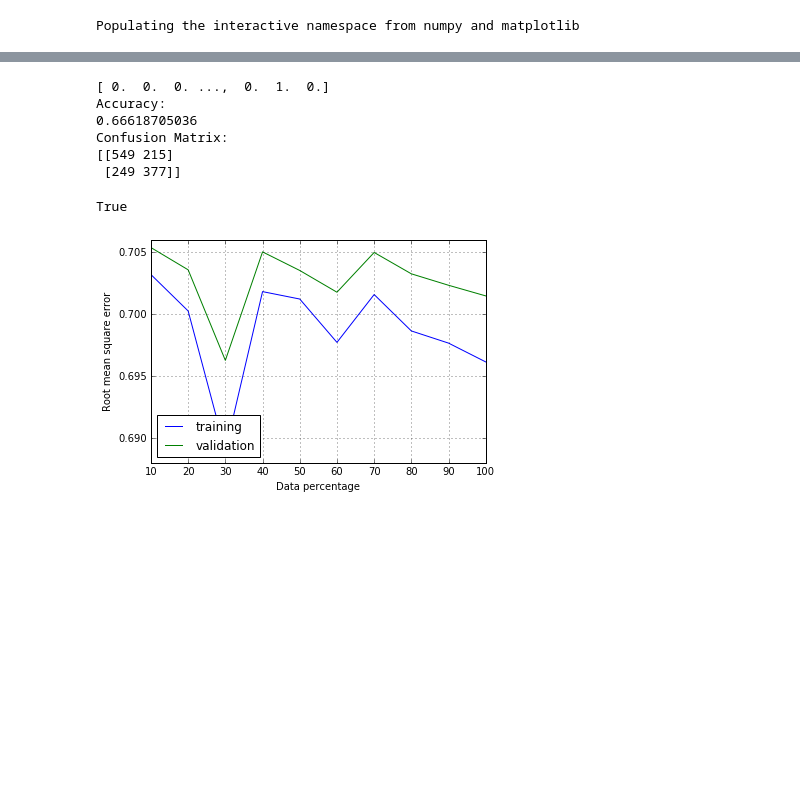
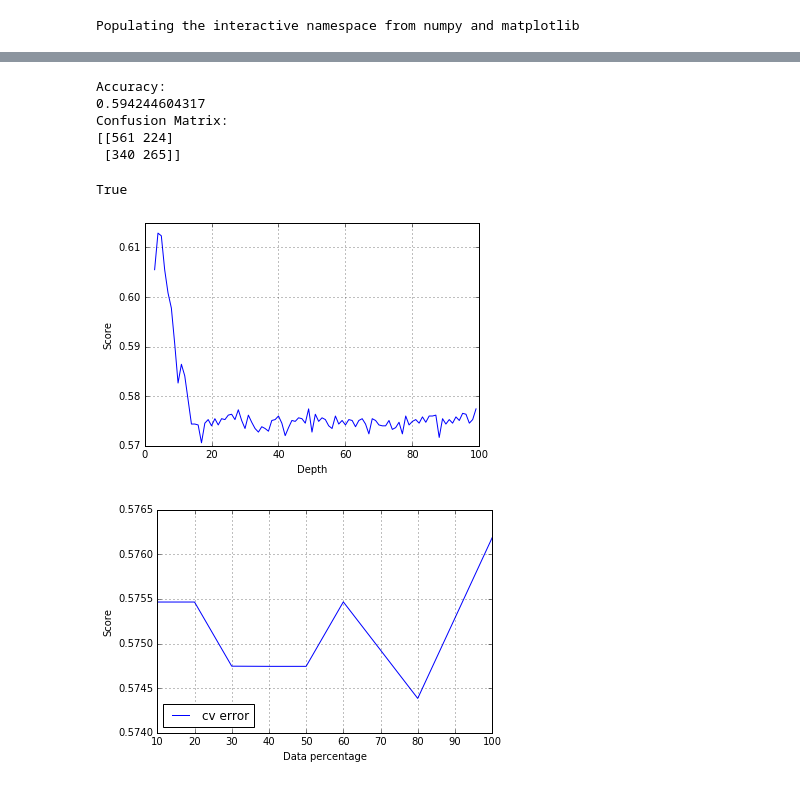
Before and after one commit to dovalioglu/MachineLearning, a Jupyter notebook: Decision Tree.ipynb, the cells around one changed output, grey strips where cells are left out. Saved outputs shown, nothing was run; the diff lists cells and outputs as text; code cells hidden in the pictures; blank space fills up the shorter version.

```diff
--- a/Decision Tree.ipynb
+++ b/Decision Tree.ipynb
@@ -2,7 +2,6 @@
 %pylab inline
 %matplotlib inline
 import matplotlib.pyplot as plt
-import pandas as pd
 import sklearn
 from sklearn import tree
 import numpy as np
@@ -10,53 +9,48 @@ import csv
 import pydotplus
 from sklearn import metrics
 from sklearn.externals.six import StringIO
+from sklearn.model_selection import cross_val_score
 from sklearn.cross_validation import train_test_split
 from IPython.display import Image
 mtrx = np.matrix(numpy.loadtxt(open("speed_dating_actual_data.csv","rU"),delimiter=",",skiprows=1))
 # Creating our label vector
 labels = mtrx[:,0]
 # Creating our attribute vectors
-attr = np.subtract(mtrx[:,7], mtrx[:,1])
-sinc = np.subtract(mtrx[:,8], mtrx[:,2])
-fun = np.subtract(mtrx[:,9], mtrx[:,4])
-inte = np.subtract(mtrx[:,10], mtrx[:,3])
-amb = np.subtract(mtrx[:,11], mtrx[:,5])
+attr = np.absolute(np.subtract(mtrx[:,7], mtrx[:,1]))
+sinc = np.absolute(np.subtract(mtrx[:,8], mtrx[:,2]))
+fun = np.absolute(np.subtract(mtrx[:,9], mtrx[:,4]))
+inte = np.absolute(np.subtract(mtrx[:,10], mtrx[:,3]))
+amb = np.absolute(np.subtract(mtrx[:,11], mtrx[:,5]))
 # Creating attributes and labels in separate matrices
 X = np.column_stack((attr, sinc, fun, inte, amb))
 Y = labels
 # Creating the training set, test set and CV set
-# First divide in trainingset and testset0
-X_train, X_test0, y_train, y_test0 = train_test_split(
-     X, Y, test_size=0.4, random_state=0)
-# Then divide testset0 into testset and cv set
-X_test, X_cv, y_test, y_cv = train_test_split(
-     X_test0, y_test0, test_size=0.5, random_state=0)
+# First divide in trainingset and testset
+X_train, X_test, y_train, y_test = train_test_split(X, Y, test_size=0.2, random_state=0)
 # Finding the best depth for the decision tree with CV
-depth = []
-for i in range(3,200):
+score = []
+depthval = np.arange(3,100,1)
+for i in range(3,100):
     clf = tree.DecisionTreeClassifier(max_depth=i)
     clf = clf.fit(X_train,y_train)
-    depth.append((i, clf.score(X_cv, y_cv)))
+    score.append((cross_val_score(clf, np.squeeze(np.asarray(X_train)), np.squeeze(np.asarray(y_train)), cv=10).mean()))
+plt.figure(1)
+score = np.asarray(score)
+plt.plot(depthval, score)
+plt.grid()
+plt.xlabel('Depth')
+plt.ylabel('Score');
 # Plotting the learning curves
 data_percentage_array = np.linspace(10, 100, 10)
-train_error = []
-test_error = []
+cv_error = []
 for data_percentage in data_percentage_array:
-    model = tree.DecisionTreeClassifier(max_depth=4)
-    number_of_samples = int(data_percentage / 100. * len(y_train))
-    model.fit(X_train[:number_of_samples,:], y_train[:number_of_samples])
-
-    predicted_train_y = model.predict(X_train)
-    predicted_test_y = model.predict(X_test)
-
-    train_error.append((predicted_train_y - y_train).std())
-    test_error.append((predicted_test_y - y_test).std())
-plt.plot(data_percentage_array, train_error, label='training')
-plt.plot(data_percentage_array, test_error, label='validation')
+    cv_error.append(cross_val_score(clf, np.squeeze(np.asarray(X_train)), np.squeeze(np.asarray(y_train)),cv=10).mean())
+plt.figure(2)
+plt.plot(data_percentage_array, train_error, label='cv error')
 plt.grid()
 plt.legend(loc=3)
 plt.xlabel('Data percentage')
-plt.ylabel('Root mean square error');
+plt.ylabel('Score');
 # Implementing the decision tree with depth 4
 clf = tree.DecisionTreeClassifier(max_depth=4)
 clf = clf.fit(X_train,y_train)
@@ -72,6 +66,6 @@ tree.export_graphviz(clf, out_file=dot_data,
                          filled=True, rounded=True,
                          impurity=False)
 graph = pydotplus.graph_from_dot_data(dot_data.getvalue())
-graph.write_pdf("tree.pdf")
+graph.write_pdf("treesub.pdf")
 # %% [output]
 Populating the interactive namespace from numpy and matplotlib
@@ -79,9 +73,9 @@ WARNING: pylab import has clobbered these variables: ['clf', 'sinc']
 `%matplotlib` prevents importing * from pylab and numpy
-[ 0.  0.  0. ...,  0.  1.  0.]
 Accuracy:
-0.66618705036
+0.594244604317
 Confusion Matrix:
-[[549 215]
- [249 377]]
+[[561 224]
+ [340 265]]
 True
-[figure, old version]
+[figure, new version]
+[figure, added]
```
Also changed, not shown: parts of 5 cells of this notebook, 3 other files.
